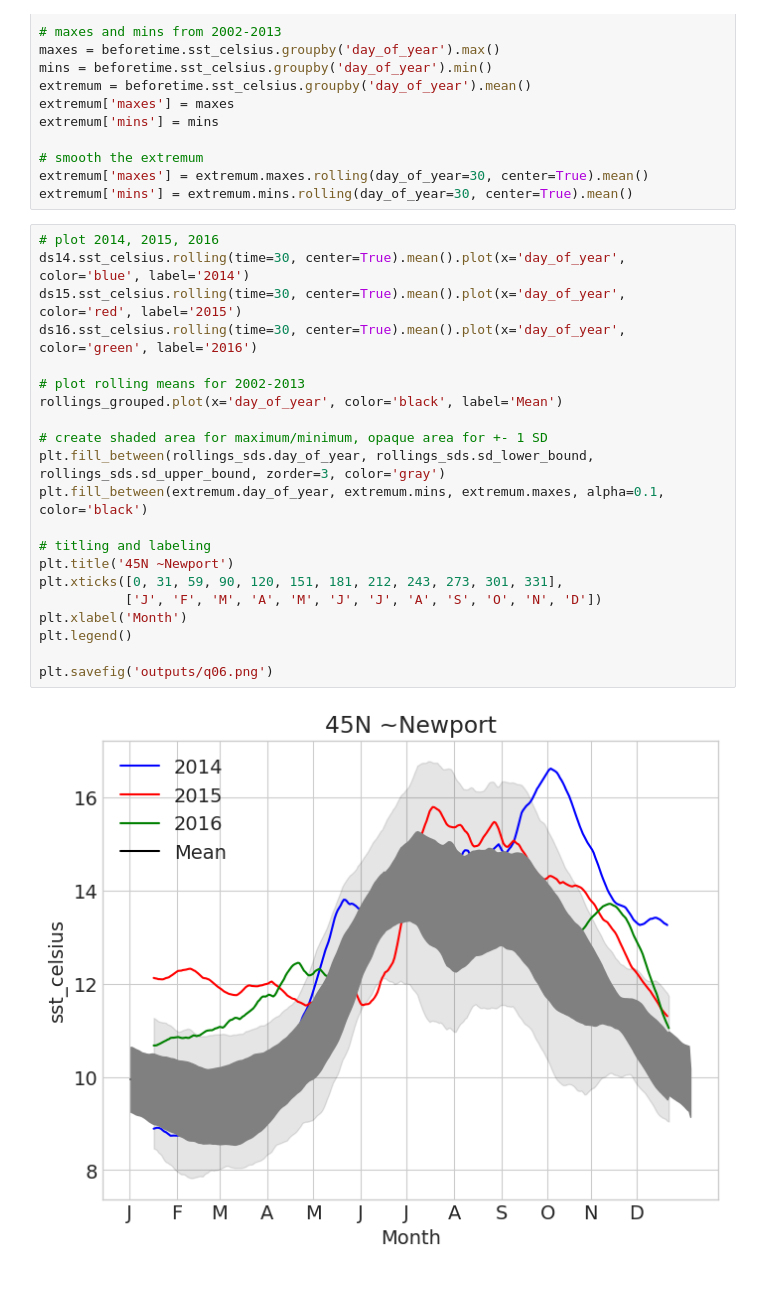
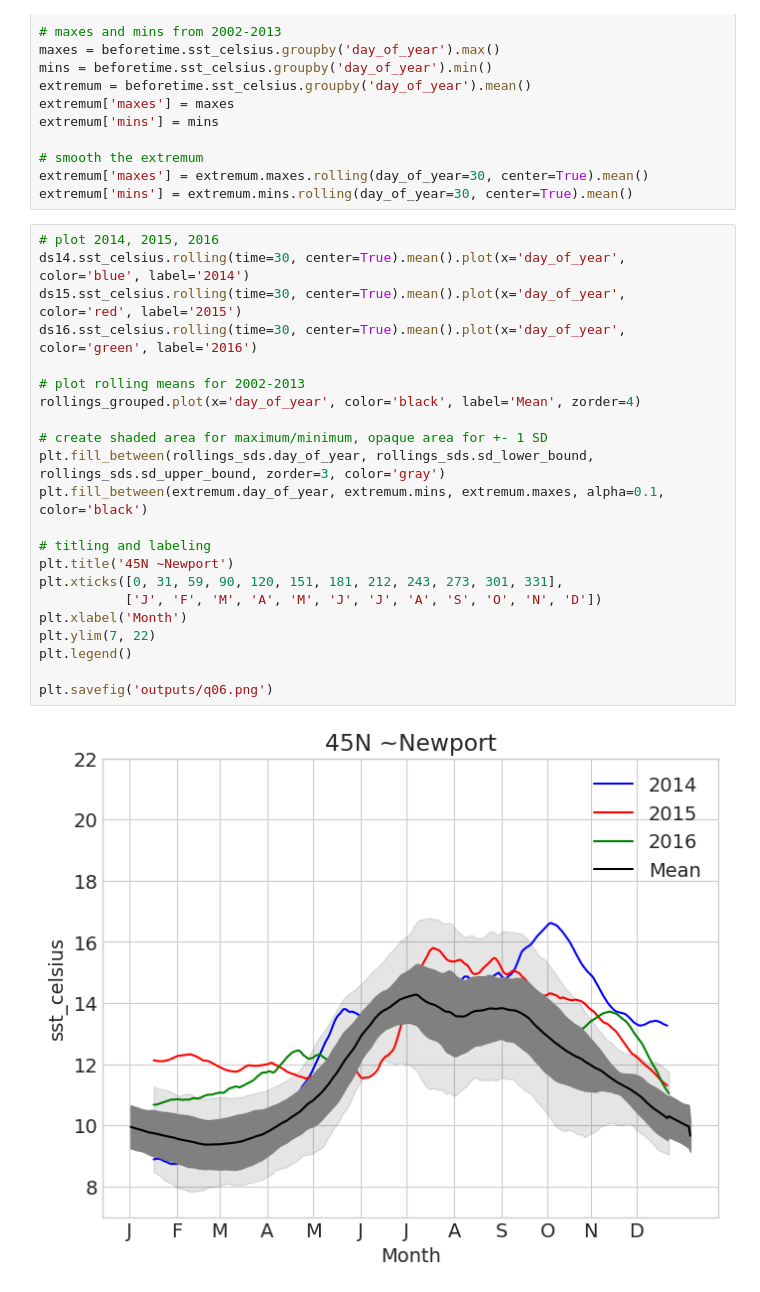
Before and after one commit to UCB-stat-159-s23/hw03-Group10, a Jupyter notebook: climate-Q06.ipynb, the cells around one changed output. Drawn from its saved outputs; the diff is of its cells as text.

Commit message:
Made mean line visible, fixed ylim, clarified which graph was replicated

```diff
--- a/climate-Q06.ipynb
+++ b/climate-Q06.ipynb
@@ -65,23 +65,24 @@ extremum['mins'] = extremum.mins.rolling(day_of_year=30, center=True).mean()
 # %%
 # plot 2014, 2015, 2016
 ds14.sst_celsius.rolling(time=30, center=True).mean().plot(x='day_of_year', color='blue', label='2014')
 ds15.sst_celsius.rolling(time=30, center=True).mean().plot(x='day_of_year', color='red', label='2015')
 ds16.sst_celsius.rolling(time=30, center=True).mean().plot(x='day_of_year', color='green', label='2016')
 
 # plot rolling means for 2002-2013
-rollings_grouped.plot(x='day_of_year', color='black', label='Mean')
+rollings_grouped.plot(x='day_of_year', color='black', label='Mean', zorder=4)
 
 # create shaded area for maximum/minimum, opaque area for +- 1 SD
 plt.fill_between(rollings_sds.day_of_year, rollings_sds.sd_lower_bound, rollings_sds.sd_upper_bound, zorder=3, color='gray')
 plt.fill_between(extremum.day_of_year, extremum.mins, extremum.maxes, alpha=0.1, color='black')
 
 # titling and labeling
 plt.title('45N ~Newport')
 plt.xticks([0, 31, 59, 90, 120, 151, 181, 212, 243, 273, 301, 331],
            ['J', 'F', 'M', 'A', 'M', 'J', 'J', 'A', 'S', 'O', 'N', 'D'])
 plt.xlabel('Month')
+plt.ylim(7, 22)
 plt.legend()
 
 plt.savefig('outputs/q06.png')
 # %% [output]
-[figure, old version]
+[figure, new version]
```
Also changed, not shown: parts of 1 cell of this notebook, 1 other file.
